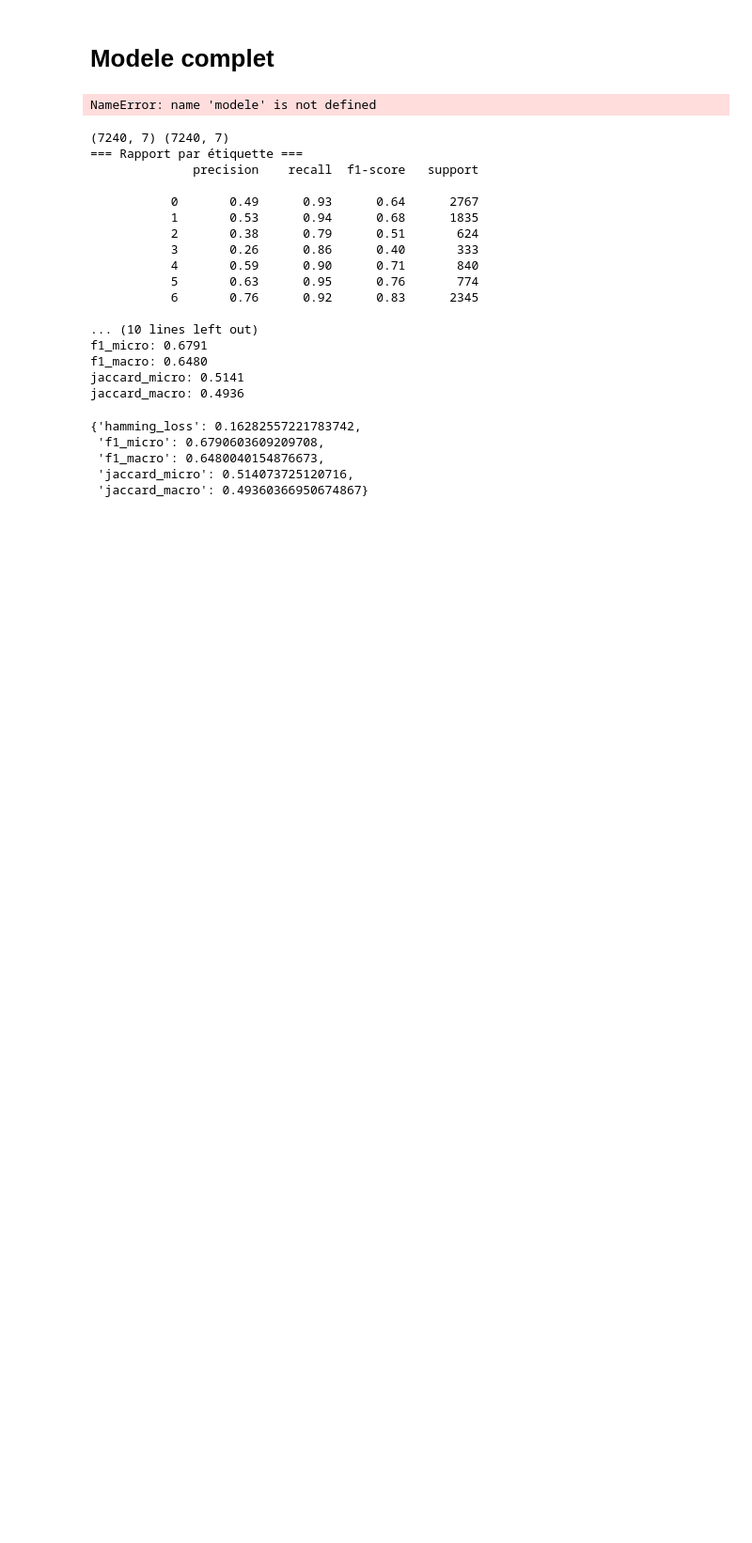
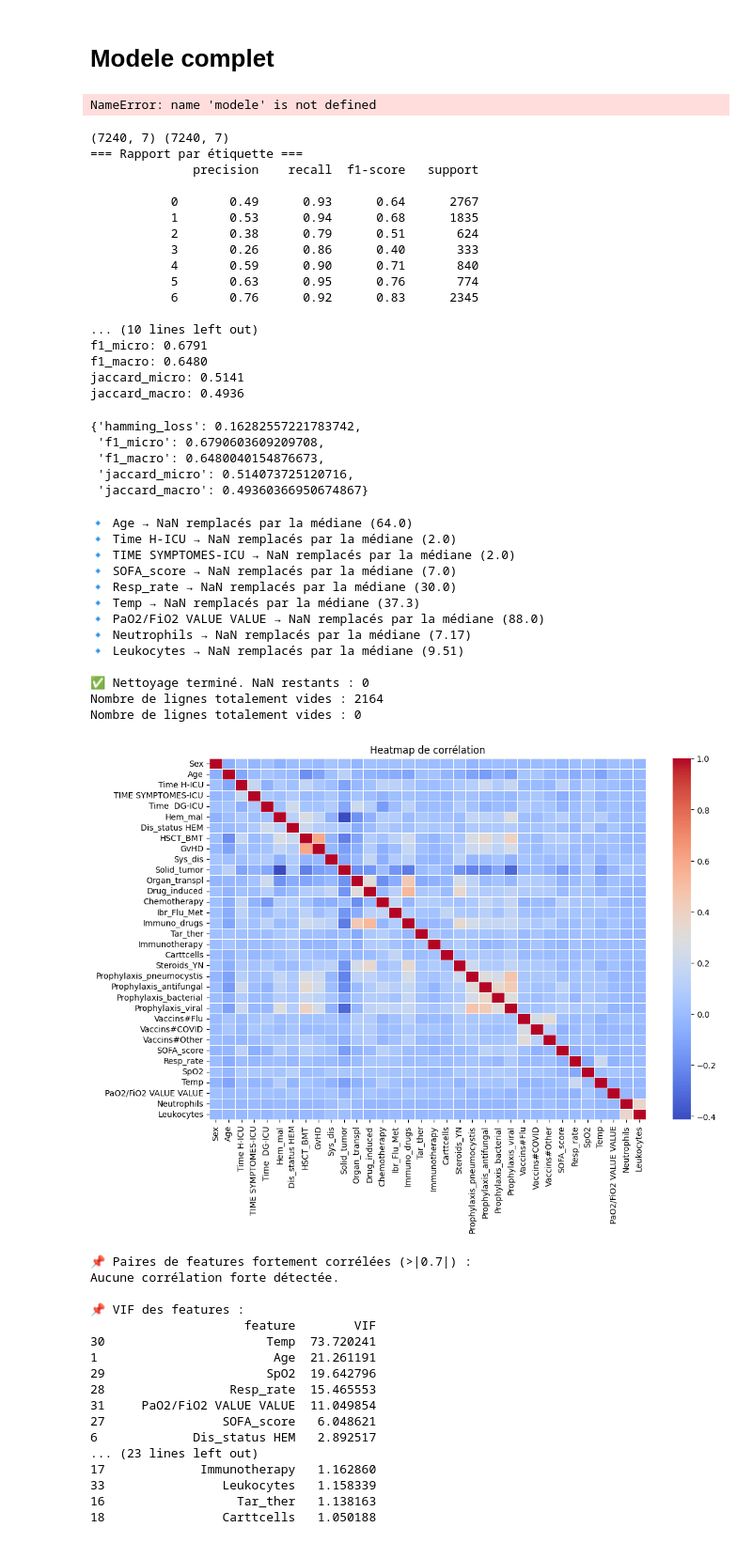
Before and after one commit to Romain-Forte/respiratory_diagnostics, a Jupyter notebook: dev_algo.ipynb, the cells around one changed output. Shown at 94% size. Drawn from its saved outputs; the diff is of its cells as text; code cells hidden in the pictures; blank space fills up the shorter version.

```diff
--- a/dev_algo.ipynb
+++ b/dev_algo.ipynb
@@ -95,7 +95,8 @@ features_etiology =[
 
 df = df[df['Etiology_Undetermined cause_Definitive diagnosis'] != 1]
 features_etiology.remove('Etiology_Undetermined cause_Definitive diagnosis')
-df_col_utils = df[Liste_features_simple + features_radiology_dysfunction]
+Liste_features = Liste_features_simple + features_radiology_dysfunction
+df_col_utils = df[Liste_features]
 df_category = df[features_etiology]
 # %%
 import sys
@@ -115,7 +118,7 @@ from utils.data_quality import nettoyer_nan_par_colonne
 L_fill_mediane = ["Age"	,"Time H-ICU"	,"TIME SYMPTOMES-ICU","SOFA_score","Neutrophils","Temp","Sp02","PaO2/FiO2 VALUE VALUE","Resp_rate","Leukocytes","Quad_no"]
 strategie_fill_nan = {
     col: "median" if col in L_fill_mediane else "zero"
-    for col in Liste_features_simple
+    for col in Liste_features
 }
 
 df_col_utils = nettoyer_nan_par_colonne(df_col_utils,strategie_fill_nan)
@@ -328,3 +337,60 @@ jaccard_macro: 0.4936
  'f1_macro': 0.6480040154876673,
  'jaccard_micro': 0.514073725120716,
  'jaccard_macro': 0.49360366950674867}
+# %%
+from utils.stats_dataset import analyze_collinearity
+from utils.data_quality import analyser_nan,nettoyer_lignes_vides,nettoyer_colonnes
+from utils.feature_transformer import transform_features, _convert_all_columns_to_numeric
+from utils.data_quality import nettoyer_nan_par_colonne
+Liste_features = Liste_features_simple #+ features_radiology_dysfunction
+df_col_utils = df[Liste_features]
+df_category = df[features_etiology]
+L_fill_mediane = ["Age"	,"Time H-ICU"	,"TIME SYMPTOMES-ICU","SOFA_score","Neutrophils","Temp","Sp02","PaO2/FiO2 VALUE VALUE","Resp_rate","Leukocytes","Quad_no"]
+strategie_fill_nan = {
+    col: "median" if col in L_fill_mediane else "zero"
+    for col in Liste_features
+}
+df_col_utils = _convert_all_columns_to_numeric(df_col_utils)
+# print(df_col_utils.columns)
+
+df_col_utils = nettoyer_nan_par_colonne(df_col_utils,strategie_fill_nan)
+df_features_clean = transform_features(df_col_utils)
+df_features_clean = _convert_all_columns_to_numeric(df_features_clean)
+
+df_category = nettoyer_colonnes(df_category)
+df_cat_clean = nettoyer_lignes_vides(df_category)
+df_col_utils = nettoyer_lignes_vides(df_col_utils)
+vif_results = analyze_collinearity(df_col_utils)
+vif_results_clean = analyze_collinearity(df_features_clean)
+# %% [output]
+🔹 Age → NaN remplacés par la médiane (64.0)
+🔹 Time H-ICU → NaN remplacés par la médiane (2.0)
+🔹 TIME SYMPTOMES-ICU → NaN remplacés par la médiane (2.0)
+🔹 SOFA_score → NaN remplacés par la médiane (7.0)
+🔹 Resp_rate → NaN remplacés par la médiane (30.0)
+🔹 Temp → NaN remplacés par la médiane (37.3)
+🔹 PaO2/FiO2 VALUE VALUE → NaN remplacés par la médiane (88.0)
+🔹 Neutrophils → NaN remplacés par la médiane (7.17)
+🔹 Leukocytes → NaN remplacés par la médiane (9.51)
+
+✅ Nettoyage terminé. NaN restants : 0
+Nombre de lignes totalement vides : 2164
+Nombre de lignes totalement vides : 0
+[figure, added]
+📌 Paires de features fortement corrélées (>|0.7|) :
+Aucune corrélation forte détectée.
+
+📌 VIF des features :
+                     feature        VIF
+30                      Temp  73.720241
+1                        Age  21.261191
+29                      SpO2  19.642796
+28                 Resp_rate  15.465553
+31     PaO2/FiO2 VALUE VALUE  11.049854
+27                SOFA_score   6.048621
+6             Dis_status HEM   2.892517
+... (23 lines left out)
+17             Immunotherapy   1.162860
+33                Leukocytes   1.158339
+16                  Tar_ther   1.138163
+18                Carttcells   1.050188
```
Also changed, not shown: parts of 9 cells of this notebook, 3 other files.
